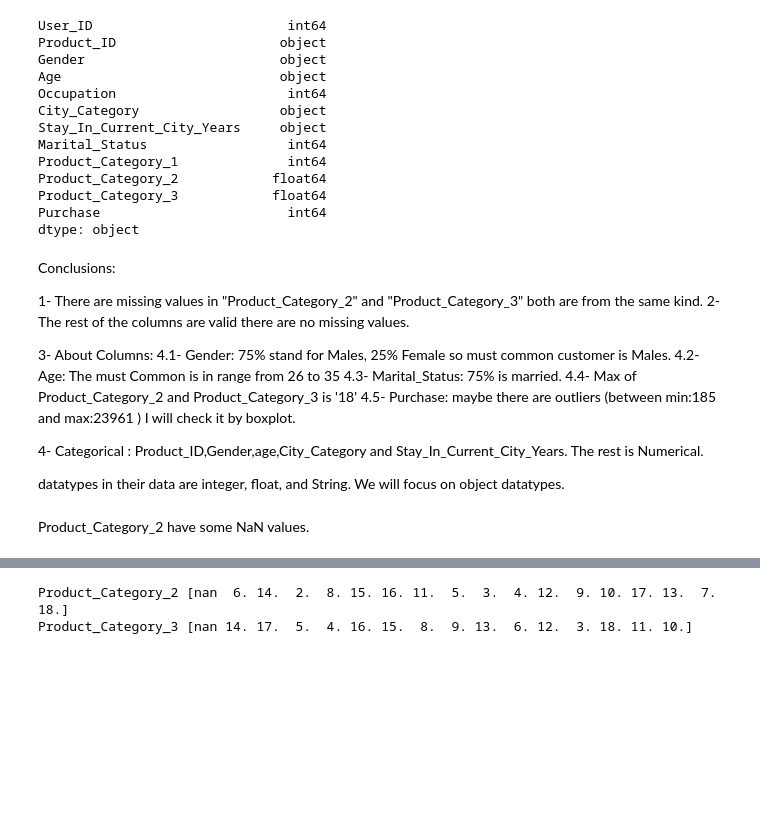
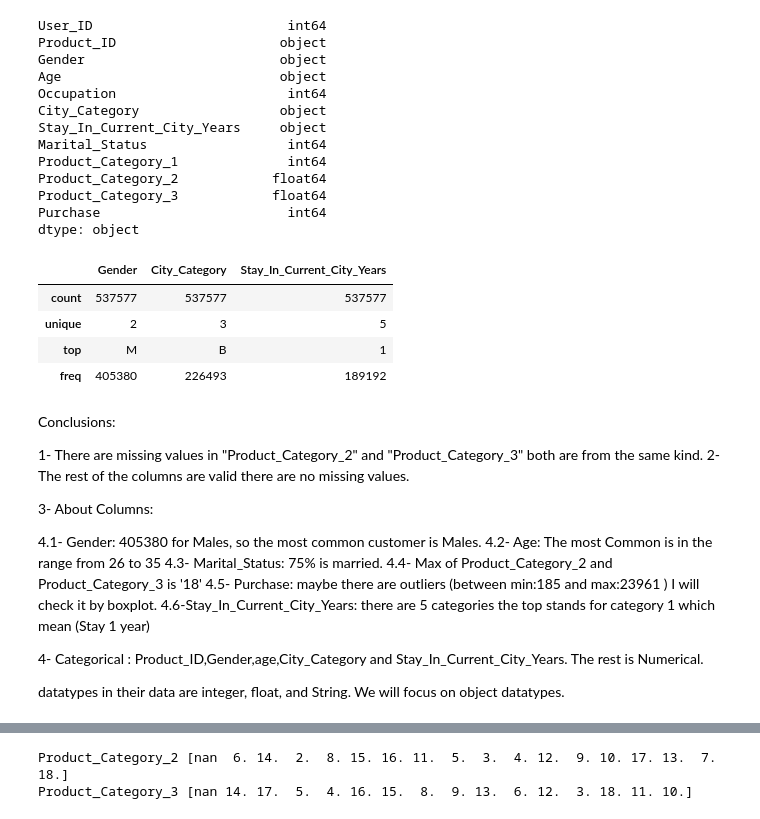
Before and after one commit to 94Shaima/Sharing-GitHub, a Jupyter notebook: EVAL.ipynb, the cells around one changed output, grey strips where cells are left out. Cells and saved outputs as stored; diff of their text form; code cells hidden in the pictures; blank space fills up the shorter version.

```diff
--- a/EVAL.ipynb
+++ b/EVAL.ipynb
@@ -129,6 +129,14 @@ Product_Category_2            float64
 Product_Category_3            float64
 Purchase                        int64
 dtype: object
+# %%
+df.describe(include = ['O'])
+# %% [output]
+|  | Gender | City_Category | Stay_In_Current_City_Years |
+| count | 537577 | 537577 | 537577 |
+| unique | 2 | 3 | 5 |
+| top | M | B | 1 |
+| freq | 405380 | 226493 | 189192 |
 # %% [markdown]
 Conclusions:
 
@@ -136,11 +144,13 @@ Conclusions:
 2- The rest of the columns are valid there are no missing values.
 
 3- About Columns:
-   4.1- Gender: 75% stand for Males, 25% Female so must common customer is Males.
-   4.2- Age: The must Common is in range from 26 to 35
+
+   4.1- Gender: 405380 for Males, so the most common customer is Males.
+   4.2- Age: The most Common is in the range from 26 to 35
    4.3- Marital_Status: 75% is married.
    4.4- Max of Product_Category_2 and Product_Category_3 is '18'
    4.5- Purchase: maybe there are outliers (between min:185 and max:23961 ) I will check it by boxplot.
+   4.6-Stay_In_Current_City_Years: there are 5 categories the top stands for category 1 which mean (Stay 1 year)
 
 4- Categorical : Product_ID,Gender,age,City_Category and Stay_In_Current_City_Years.
 The rest is Numerical.
@@ -149,5 +159,3 @@ datatypes in their data are integer, float, and String.
 We will focus on object datatypes.
 # %%
 #df['Product_Category_2'] # to check
-# %% [markdown]
-Product_Category_2 have some NaN values.
```
Also changed, not shown: parts of 24 cells of this notebook.
